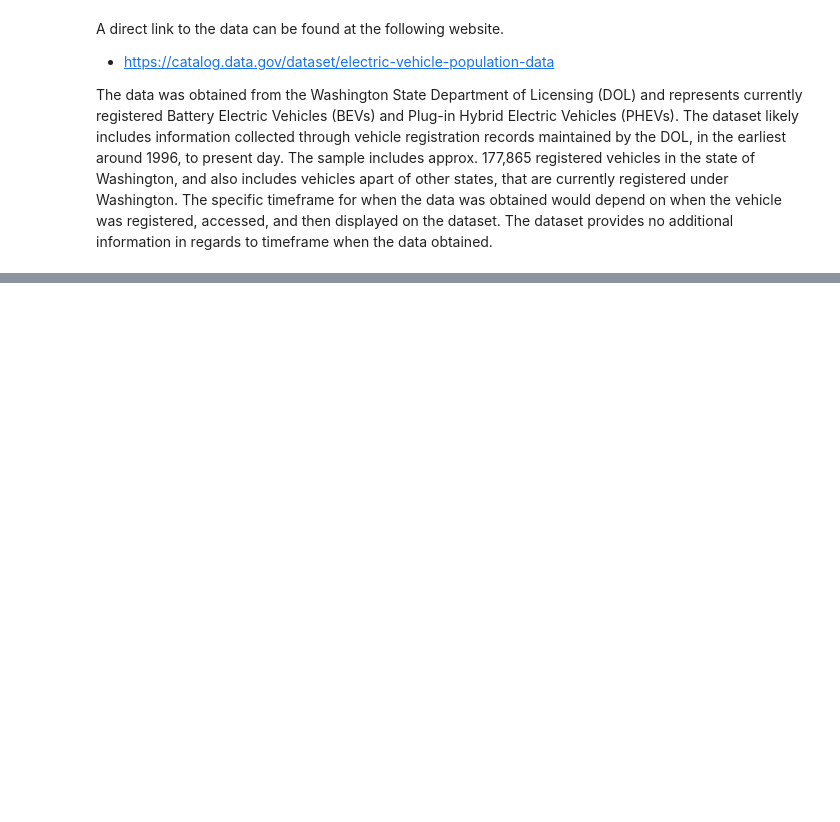
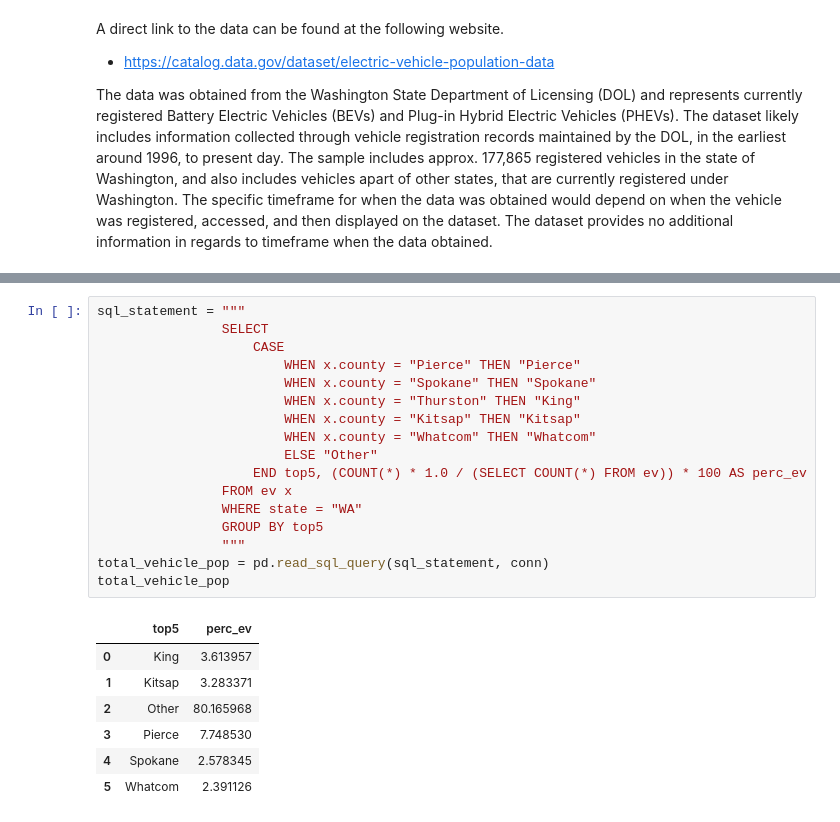
Before and after one commit to IfrahimA/final_project, a Jupyter notebook: Final_Report.ipynb, the cells around one changed output, grey strips where cells are left out. Drawn from its saved outputs; the diff is of its cells as text; blank space fills up the shorter version.

```diff
--- a/Final_Report.ipynb
+++ b/Final_Report.ipynb
@@ -922,0 +166,25 @@ plt.scatter(results_1["latitude"], results_1["longitude"])
+# %%
+sql_statement = """
+                SELECT
+                    CASE
+                        WHEN x.county = "Pierce" THEN "Pierce"
+                        WHEN x.county = "Spokane" THEN "Spokane"
+                        WHEN x.county = "Thurston" THEN "King"
+                        WHEN x.county = "Kitsap" THEN "Kitsap"
+                        WHEN x.county = "Whatcom" THEN "Whatcom"
+                        ELSE "Other"
+                    END top5, (COUNT(*) * 1.0 / (SELECT COUNT(*) FROM ev)) * 100 AS perc_ev
+                FROM ev x
+                WHERE state = "WA"
+                GROUP BY top5
+                """
+total_vehicle_pop = pd.read_sql_query(sql_statement, conn)
+total_vehicle_pop
+# %% [output]
+|  | top5 | perc_ev |
+| 0 | King | 3.613957 |
+| 1 | Kitsap | 3.283371 |
+| 2 | Other | 80.165968 |
+| 3 | Pierce | 7.748530 |
+| 4 | Spokane | 2.578345 |
+| 5 | Whatcom | 2.391126 |
```
Also changed, not shown: parts of 75 cells of this notebook, 2 other files.
